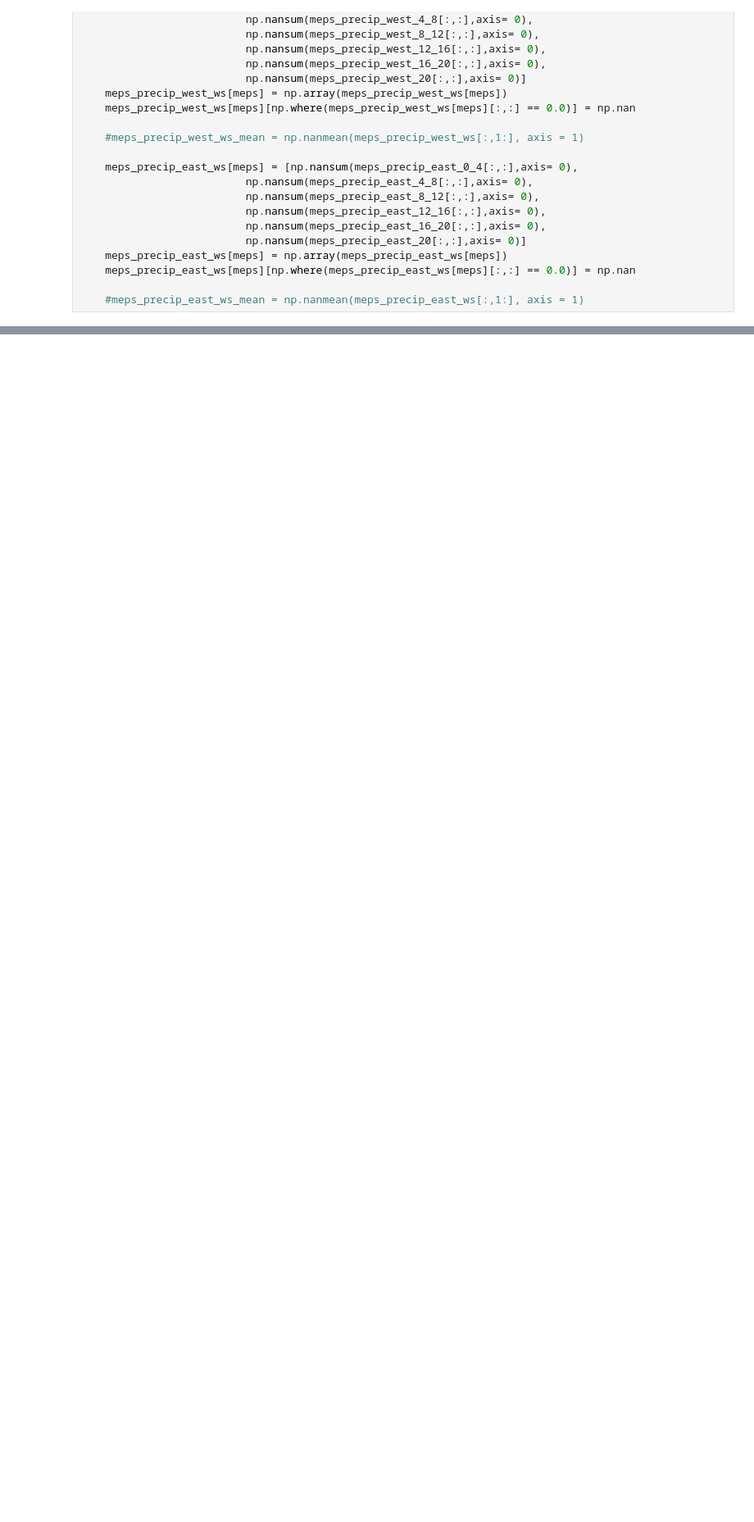
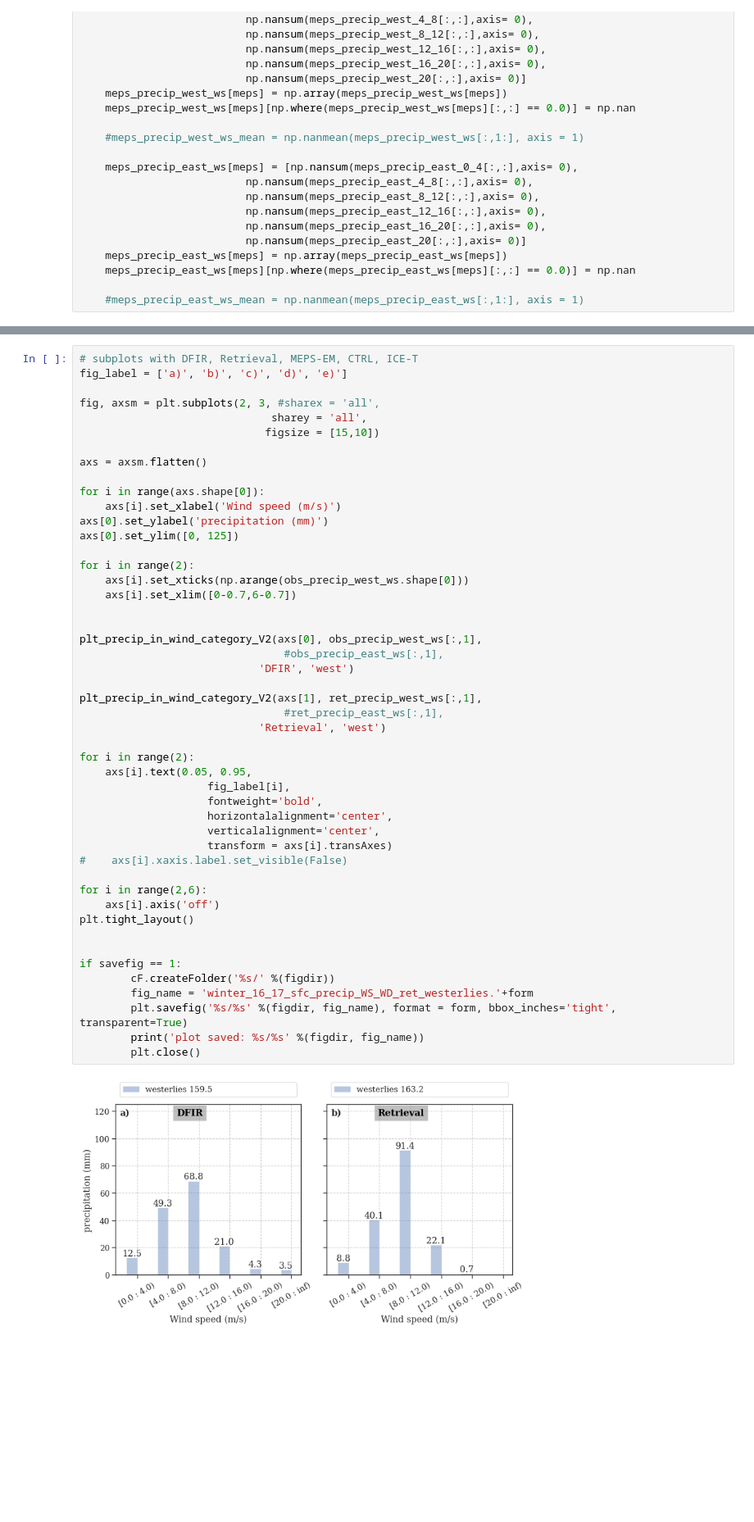
Before and after one commit to franzihe/Haukeliseter_16_17, a Jupyter notebook: seasonal_stat_wind.ipynb, the cells around one changed output, grey strips where cells are left out. Shown at 82% size. Drawn from its saved outputs; the diff is of its cells as text; blank space fills up the shorter version.

```diff
--- a/seasonal_stat_wind.ipynb
+++ b/seasonal_stat_wind.ipynb
@@ -731,0 +886,50 @@ if len(meps_run) == 10:
+# %%
+# subplots with DFIR, Retrieval, MEPS-EM, CTRL, ICE-T
+fig_label = ['a)', 'b)', 'c)', 'd)', 'e)']
+
+fig, axsm = plt.subplots(2, 3, #sharex = 'all',
+                              sharey = 'all',
+                             figsize = [15,10])
+
+axs = axsm.flatten()
+
+for i in range(axs.shape[0]):
+    axs[i].set_xlabel('Wind speed (m/s)')
+axs[0].set_ylabel('precipitation (mm)')
+axs[0].set_ylim([0, 125])
+
+for i in range(2):
+    axs[i].set_xticks(np.arange(obs_precip_west_ws.shape[0]))
+    axs[i].set_xlim([0-0.7,6-0.7])
+
+
+plt_precip_in_wind_category_V2(axs[0], obs_precip_west_ws[:,1],
+                                #obs_precip_east_ws[:,1],
+                            'DFIR', 'west')
+
+plt_precip_in_wind_category_V2(axs[1], ret_precip_west_ws[:,1],
+                                #ret_precip_east_ws[:,1],
+                            'Retrieval', 'west')
+
+for i in range(2):
+    axs[i].text(0.05, 0.95,
+                    fig_label[i],
+                    fontweight='bold',
+                    horizontalalignment='center',
+                    verticalalignment='center',
+                    transform = axs[i].transAxes)
+#    axs[i].xaxis.label.set_visible(False)
+
+for i in range(2,6):
+    axs[i].axis('off')
+plt.tight_layout()
+
+
+if savefig == 1:
+        cF.createFolder('%s/' %(figdir))
+        fig_name = 'winter_16_17_sfc_precip_WS_WD_ret_westerlies.'+form
+        plt.savefig('%s/%s' %(figdir, fig_name), format = form, bbox_inches='tight', transparent=True)
+        print('plot saved: %s/%s' %(figdir, fig_name))
+        plt.close()
+# %% [output]
+[figure, added]
```
Also changed, not shown: parts of 47 cells of this notebook.
